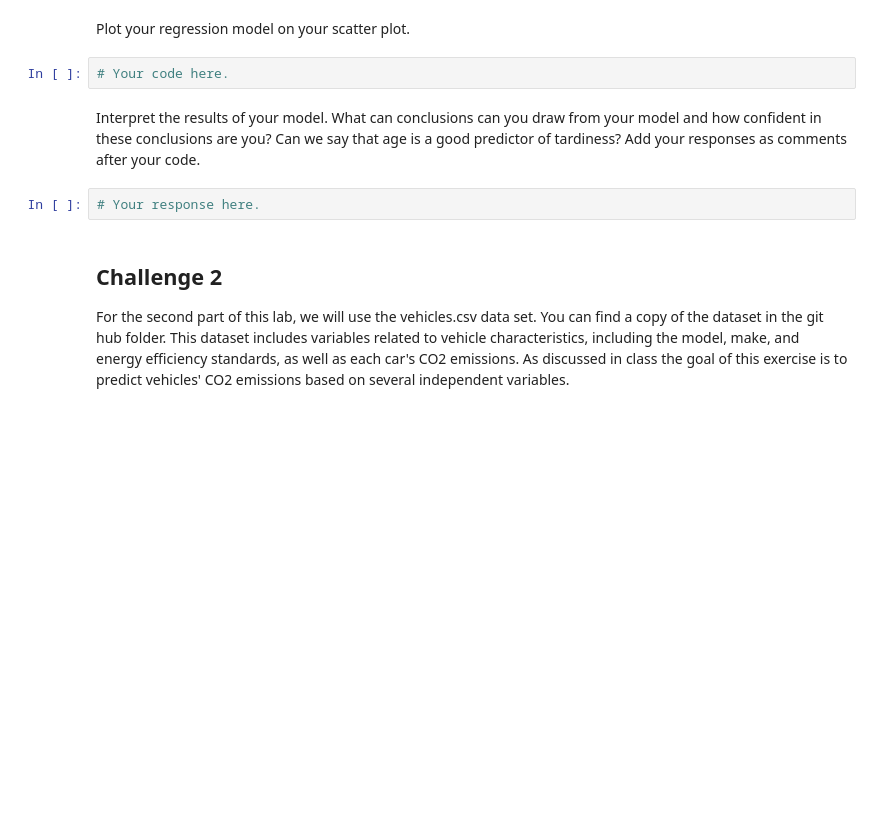
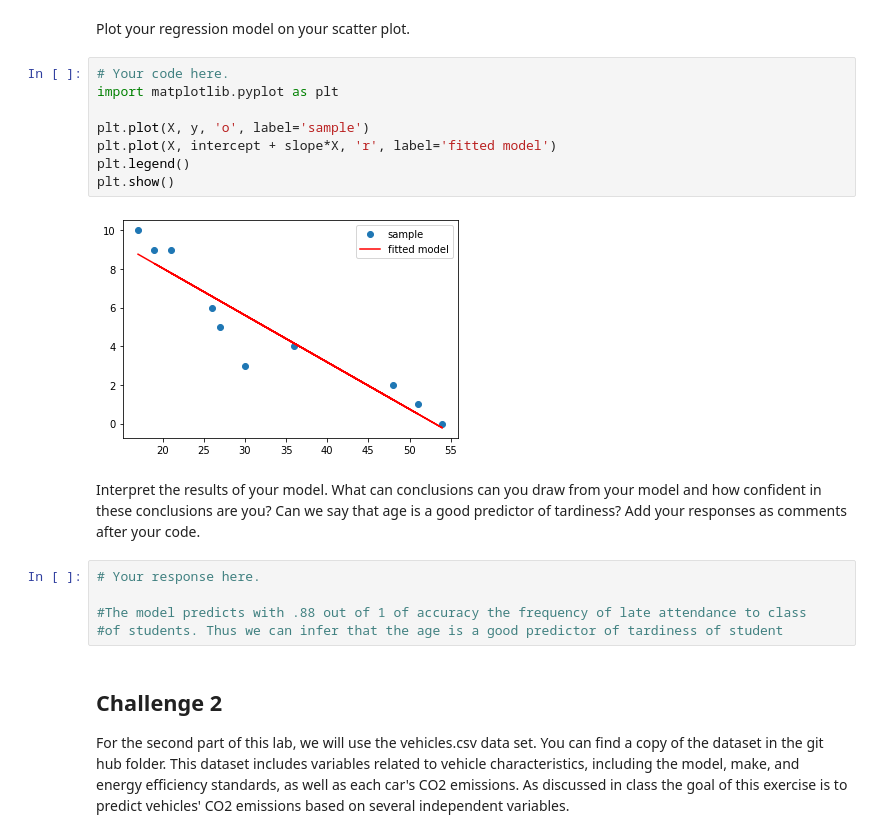
Before and after one commit to sacses/dataptmad1019, a Jupyter notebook: module-2/lab-regression-analysis/your-code.ipynb, the cells around one changed output. Drawn from its saved outputs; the diff is of its cells as text; blank space fills up the shorter version.

```diff
--- a/module-2/lab-regression-analysis/your-code.ipynb
+++ b/module-2/lab-regression-analysis/your-code.ipynb
@@ -101,11 +95,22 @@ Type:      function
 # %% [markdown]
 Plot your regression model on your scatter plot.
-# %%
-# Your code here.
+# %%
+# Your code here.
+import matplotlib.pyplot as plt
+
+plt.plot(X, y, 'o', label='sample')
+plt.plot(X, intercept + slope*X, 'r', label='fitted model')
+plt.legend()
+plt.show()
+# %% [output]
+[figure, added]
 # %% [markdown]
 Interpret the results of your model. What can conclusions can you draw from your model and how confident in these conclusions are you? Can we say that age is a good predictor of tardiness? Add your responses as comments after your code.
-# %%
-# Your response here.
+# %%
+# Your response here.
+
+#The model predicts with .88 out of 1 of accuracy the frequency of late attendance to class
+#of students. Thus we can infer that the age is a good predictor of tardiness of student
 # %% [markdown]
 ## Challenge 2
 For the second part of this lab, we will use the vehicles.csv data set. You can find a copy of the dataset in the git hub folder. This dataset includes variables related to vehicle characteristics, including the model, make, and energy efficiency standards, as well as each car's CO2 emissions. As discussed in class the goal of this exercise is to predict vehicles' CO2 emissions based on several independent variables.
```
Also changed, not shown: parts of 11 cells of this notebook.
